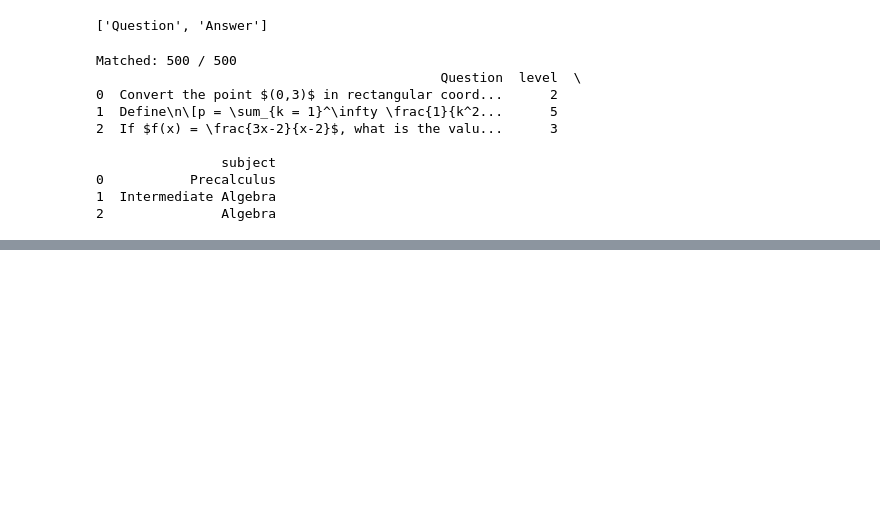
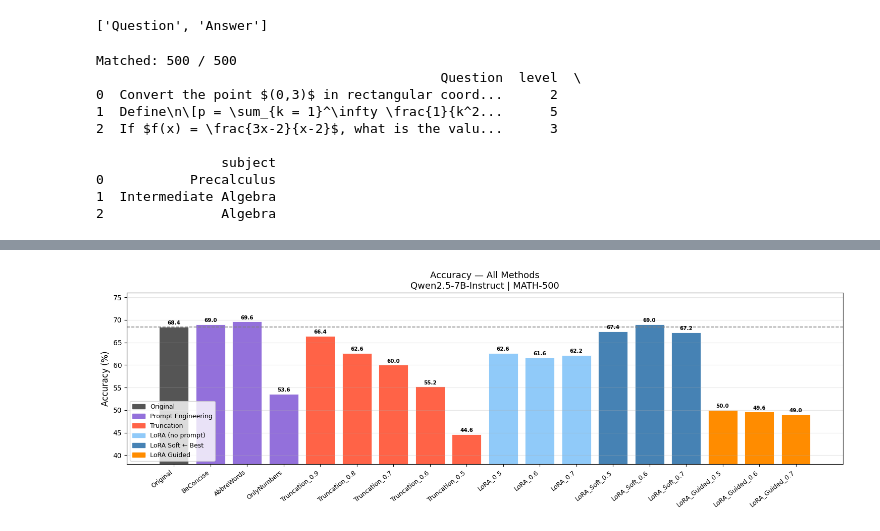
Before and after one commit to vybhav72954/tokenship, a Jupyter notebook: tokenship-math500-qwen2.5.ipynb, the cells around one changed output, grey strips where cells are left out. Saved outputs shown, nothing was run; the diff lists cells and outputs as text; code cells hidden in the pictures; blank space fills up the shorter version.

```diff
--- a/tokenship-math500-qwen2.5.ipynb
+++ b/tokenship-math500-qwen2.5.ipynb
@@ -63,7 +70,7 @@ model = AutoModelForCausalLM.from_pretrained(
     dtype=torch.bfloat16,
     device_map="auto",
     trust_remote_code=True,
-    attn_implementation="flash_attention_2",  # TODO: Flash Attention - Qwen
+    # attn_implementation="flash_attention_2",  # TODO: Flash Attention - Qwen
 )
 model.eval()
 model = torch.compile(model, mode="reduce-overhead")  # TODO - Add a cache for time optimization
@@ -604,0 +988,46 @@ Passing `palette` without assigning `hue` is deprecated and will be removed in v
+# %%
+ordered_methods = [
+    'Original', 'BeConcise', 'AbbreWords', 'OnlyNumbers',
+    'Truncation_0.9', 'Truncation_0.8', 'Truncation_0.7', 'Truncation_0.6', 'Truncation_0.5',
+    'LoRA_0.5', 'LoRA_0.6', 'LoRA_0.7',
+    'LoRA_Soft_0.5', 'LoRA_Soft_0.6', 'LoRA_Soft_0.7',
+    'LoRA_Guided_0.5', 'LoRA_Guided_0.6', 'LoRA_Guided_0.7',
+]
+bar_df = final_df[final_df['Method'].isin(ordered_methods)].set_index('Method').reindex(ordered_methods).dropna(subset=['Accuracy'])
+
+bar_colors = []
+for m in bar_df.index:
+    if m == 'Original':            bar_colors.append(COLORS['origin'])
+    elif m.startswith('Truncation'):bar_colors.append(COLORS['trunc'])
+    elif m.startswith('LoRA_Soft'): bar_colors.append(COLORS['soft'])
+    elif m.startswith('LoRA_Guided'):bar_colors.append(COLORS['guided'])
+    elif m.startswith('LoRA_'):     bar_colors.append(COLORS['orig'])
+    else:                           bar_colors.append(COLORS['prompt'])
+
+fig, ax = plt.subplots(figsize=(15, 5))
+bars = ax.bar(range(len(bar_df)), bar_df['Accuracy'], color=bar_colors, edgecolor='white', linewidth=0.6)
+ax.axhline(ORIG_ACC, linestyle='--', color='gray', lw=1.2, label=f'Original ({ORIG_ACC}%)')
+ax.set_xticks(range(len(bar_df)))
+ax.set_xticklabels(bar_df.index, rotation=38, ha='right', fontsize=9)
+ax.set_ylabel('Accuracy (%)', fontsize=12)
+ax.set_title('Accuracy — All Methods\nQwen2.5-7B-Instruct | MATH-500', fontsize=13)
+ax.set_ylim(38, 76)
+for bar, val in zip(bars, bar_df['Accuracy']):
+    ax.text(bar.get_x() + bar.get_width()/2, bar.get_height() + 0.3,
+            f'{val:.1f}', ha='center', va='bottom', fontsize=7.5, fontweight='bold')
+from matplotlib.patches import Patch
+legend_elements = [
+    Patch(color=COLORS['origin'],  label='Original'),
+    Patch(color=COLORS['prompt'],  label='Prompt Engineering'),
+    Patch(color=COLORS['trunc'],   label='Truncation'),
+    Patch(color=COLORS['orig'],    label='LoRA (no prompt)'),
+    Patch(color=COLORS['soft'],    label='LoRA Soft ← Best'),
+    Patch(color=COLORS['guided'],  label='LoRA Guided'),
+]
+ax.legend(handles=legend_elements, fontsize=9, loc='lower left')
+ax.grid(axis='y', alpha=0.3)
+plt.tight_layout()
+plt.savefig('/kaggle/working/fig3_accuracy_all_methods.png', dpi=300, bbox_inches='tight')
+plt.show()
+# %% [output]
+[figure, added]
```
Also changed, not shown: parts of 39 cells of this notebook, 15 other files.
